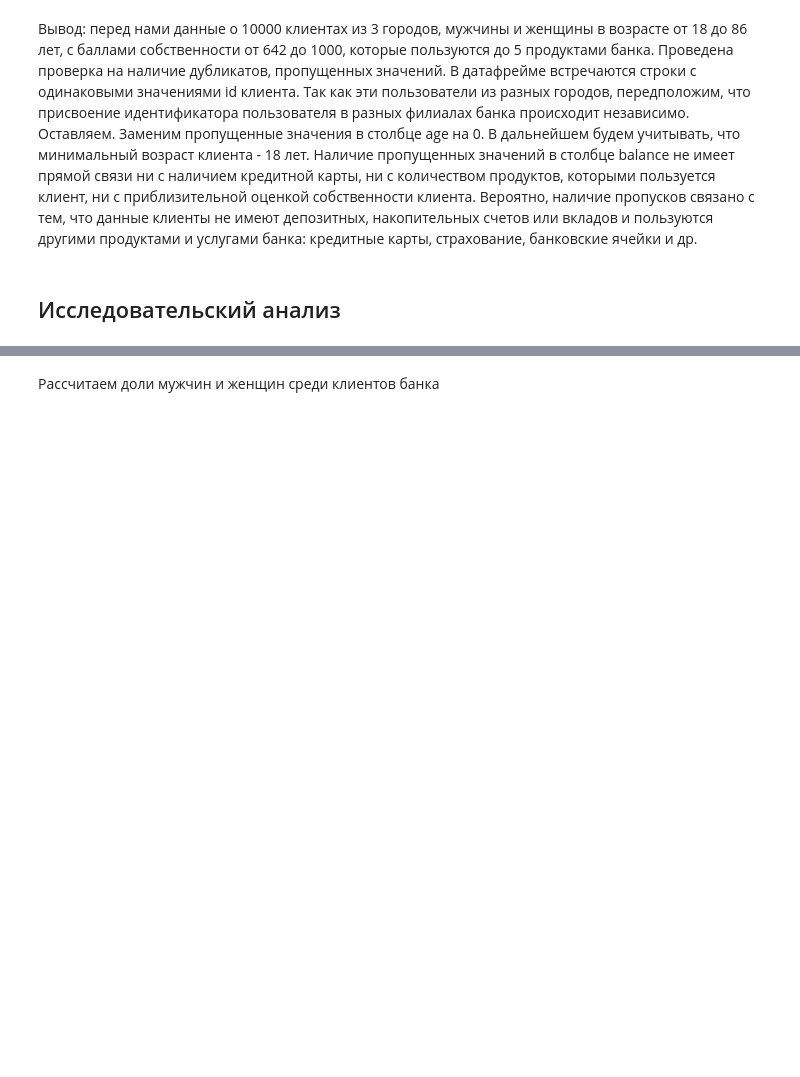
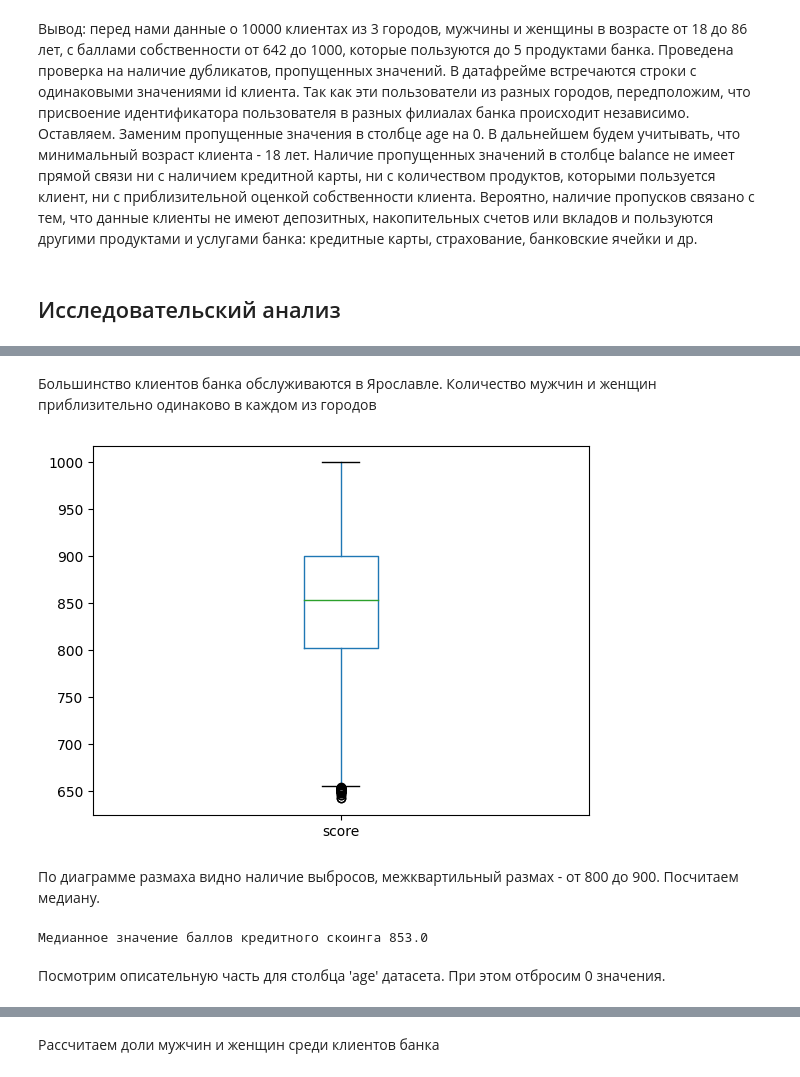
Before and after one commit to analyst-plv/bank, a Jupyter notebook: bank_scrooge.ipynb, the cells around one changed output, grey strips where cells are left out. Drawn from its saved outputs; the diff is of its cells as text; code cells hidden in the pictures; blank space fills up the shorter version.

```diff
--- a/bank_scrooge.ipynb
+++ b/bank_scrooge.ipynb
@@ -219,0 +247,15 @@ memory usage: 1.3+ MB
+# %% [markdown]
+Большинство клиентов банка обслуживаются в Ярославле. Количество мужчин и женщин приблизительно одинаково в каждом из городов
+# %%
+ax = df['score'].plot.box()
+plt.show()
+# %% [output]
+[figure, added]
+# %% [markdown]
+По диаграмме размаха видно наличие выбросов, межквартильный размах - от 800 до 900. Посчитаем медиану.
+# %%
+print('Медианное значение баллов кредитного скоринга', df['score'].median())
+# %% [output]
+Медианное значение баллов кредитного скоинга 853.0
+# %% [markdown]
+Посмотрим описательную часть для столбца 'age' датасета. При этом отбросим 0 значения.
```
Also changed, not shown: parts of 45 cells of this notebook.
